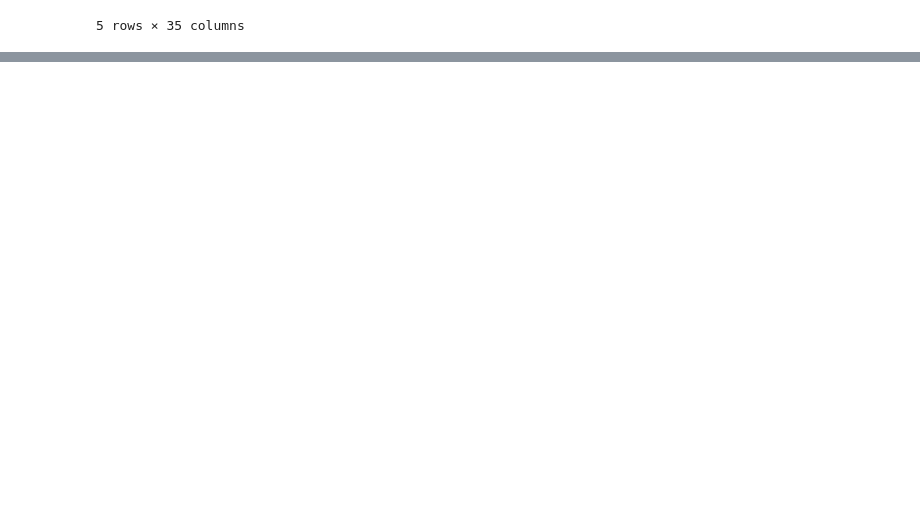
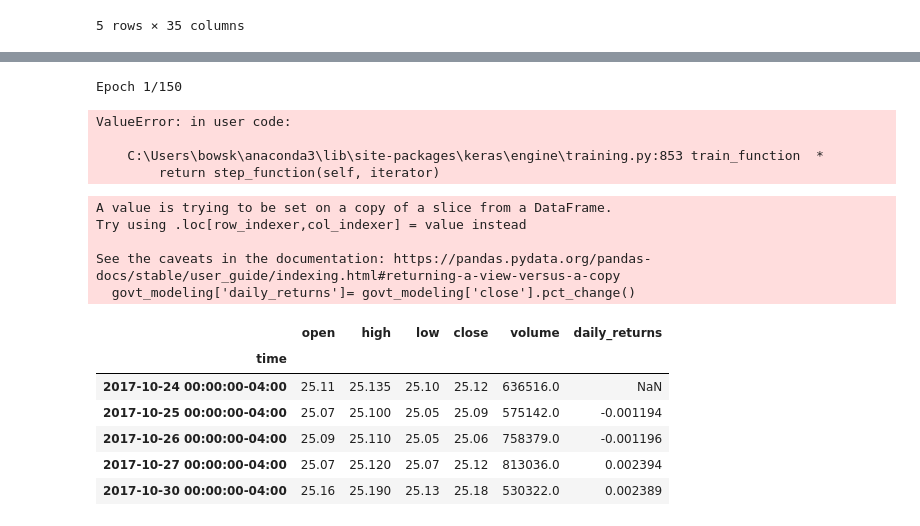
Before and after one commit to toniahurst/project_2, a Jupyter notebook: data_collection_db.ipynb, the cells around one changed output, grey strips where cells are left out. Cells and saved outputs as stored; diff of their text form; code cells hidden in the pictures; blank space fills up the shorter version.

```diff
--- a/data_collection_db.ipynb
+++ b/data_collection_db.ipynb
@@ -551,0 +717,26 @@ ValueError: in user code:
+# %%
+neuron.compile(loss="binary_crossentropy", optimizer="adam", metrics=["accuracy"])
+model = neuron.fit(X_train_scaled, y_train, epochs=150)
+# %% [output]
+Epoch 1/150
+ValueError: in user code:
+
+    C:\Users\bowsk\anaconda3\lib\site-packages\keras\engine\training.py:853 train_function  *
+        return step_function(self, iterator)
+# %%
+govt_modeling = bond_data['GOVT']
+govt_modeling['daily_returns']= govt_modeling['close'].pct_change()
+govt_modeling.head()
+# %% [output]
+A value is trying to be set on a copy of a slice from a DataFrame.
+Try using .loc[row_indexer,col_indexer] = value instead
+
+See the caveats in the documentation: https://pandas.pydata.org/pandas-docs/stable/user_guide/indexing.html#returning-a-view-versus-a-copy
+  govt_modeling['daily_returns']= govt_modeling['close'].pct_change()
+|  | open | high | low | close | volume | daily_returns |
+| time |  |  |  |  |  |  |
+| 2017-10-24 00:00:00-04:00 | 25.11 | 25.135 | 25.10 | 25.12 | 636516.0 | NaN |
+| 2017-10-25 00:00:00-04:00 | 25.07 | 25.100 | 25.05 | 25.09 | 575142.0 | -0.001194 |
+| 2017-10-26 00:00:00-04:00 | 25.09 | 25.110 | 25.05 | 25.06 | 758379.0 | -0.001196 |
+| 2017-10-27 00:00:00-04:00 | 25.07 | 25.120 | 25.07 | 25.12 | 813036.0 | 0.002394 |
+| 2017-10-30 00:00:00-04:00 | 25.16 | 25.190 | 25.13 | 25.18 | 530322.0 | 0.002389 |
```
Also changed, not shown: parts of 33 cells of this notebook, 3 other files.
